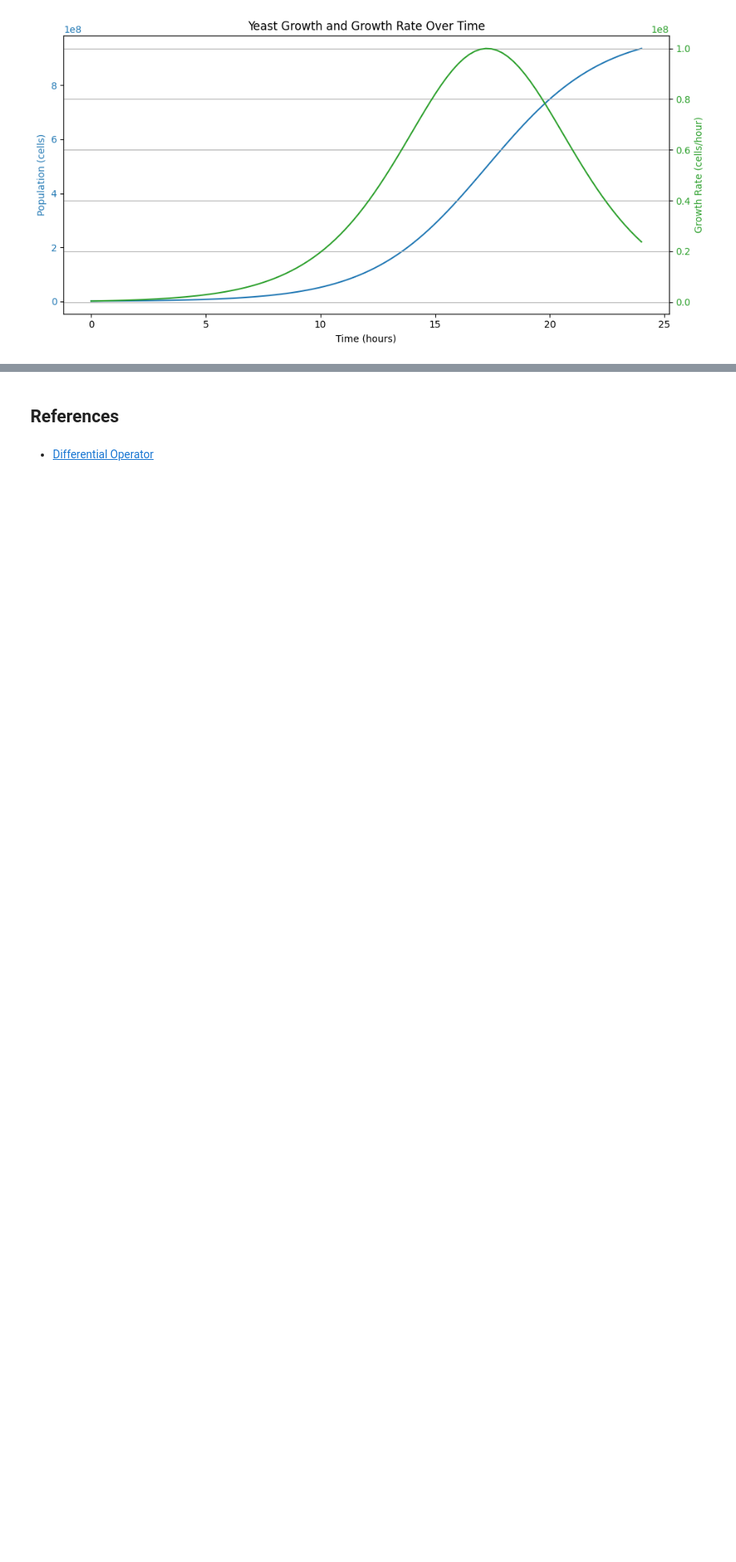
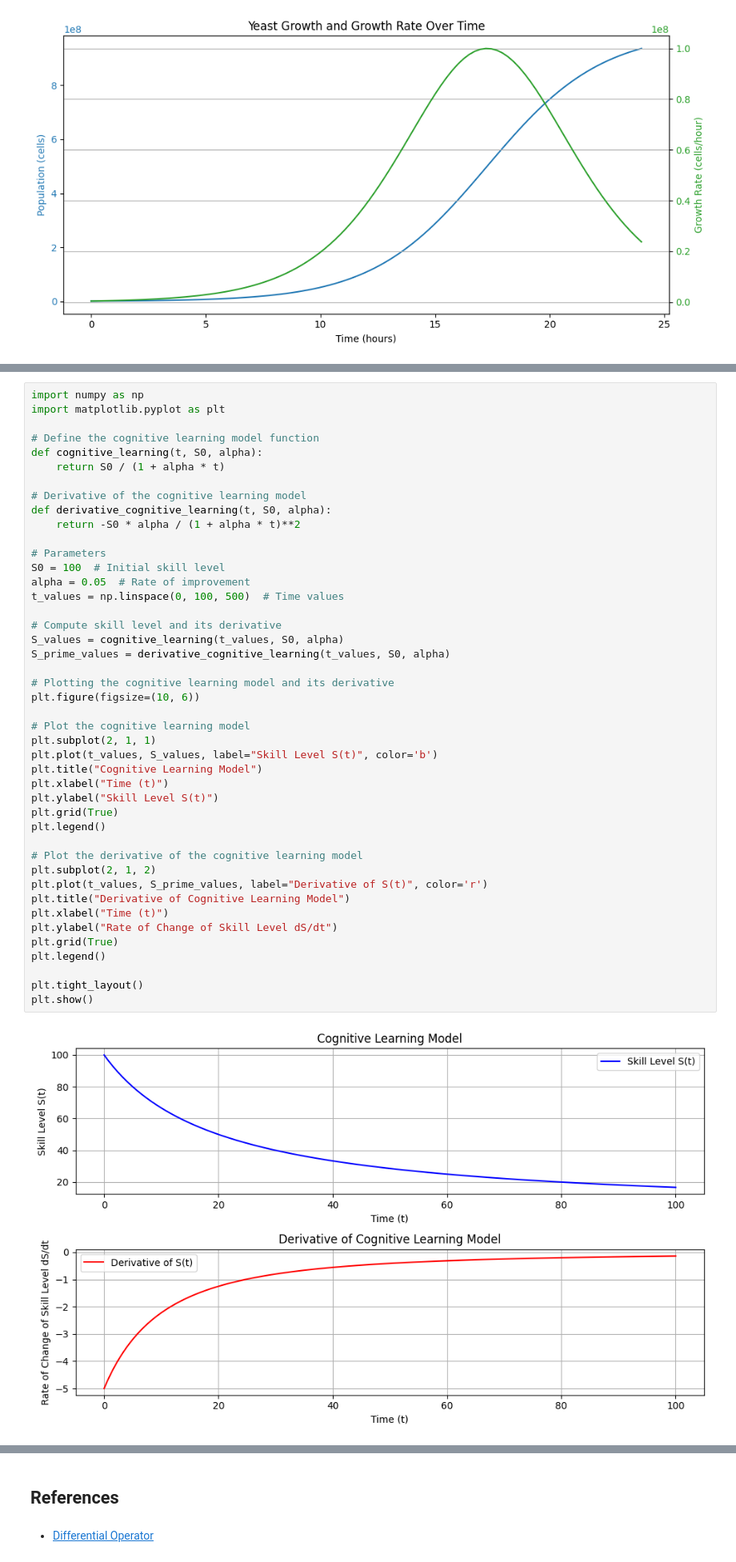
Before and after one commit to dbremont/algorithms, a Jupyter notebook: cm/differential.ipynb, the cells around one changed output, grey strips where cells are left out. Shown at 80% size. Cells and saved outputs as stored; diff of their text form; blank space fills up the shorter version.

```diff
--- a/cm/differential.ipynb
+++ b/cm/differential.ipynb
@@ -131,0 +258,46 @@ plt.show()
+# %%
+import numpy as np
+import matplotlib.pyplot as plt
+
+# Define the cognitive learning model function
+def cognitive_learning(t, S0, alpha):
+    return S0 / (1 + alpha * t)
+
+# Derivative of the cognitive learning model
+def derivative_cognitive_learning(t, S0, alpha):
+    return -S0 * alpha / (1 + alpha * t)**2
+
+# Parameters
+S0 = 100  # Initial skill level
+alpha = 0.05  # Rate of improvement
+t_values = np.linspace(0, 100, 500)  # Time values
+
+# Compute skill level and its derivative
+S_values = cognitive_learning(t_values, S0, alpha)
+S_prime_values = derivative_cognitive_learning(t_values, S0, alpha)
+
+# Plotting the cognitive learning model and its derivative
+plt.figure(figsize=(10, 6))
+
+# Plot the cognitive learning model
+plt.subplot(2, 1, 1)
+plt.plot(t_values, S_values, label="Skill Level S(t)", color='b')
+plt.title("Cognitive Learning Model")
+plt.xlabel("Time (t)")
+plt.ylabel("Skill Level S(t)")
+plt.grid(True)
+plt.legend()
+
+# Plot the derivative of the cognitive learning model
+plt.subplot(2, 1, 2)
+plt.plot(t_values, S_prime_values, label="Derivative of S(t)", color='r')
+plt.title("Derivative of Cognitive Learning Model")
+plt.xlabel("Time (t)")
+plt.ylabel("Rate of Change of Skill Level dS/dt")
+plt.grid(True)
+plt.legend()
+
+plt.tight_layout()
+plt.show()
+# %% [output]
+[figure, added]
```
Also changed, not shown: parts of 14 cells of this notebook.
